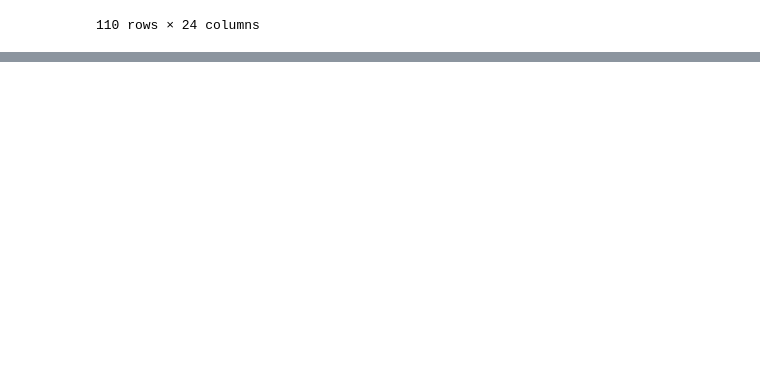
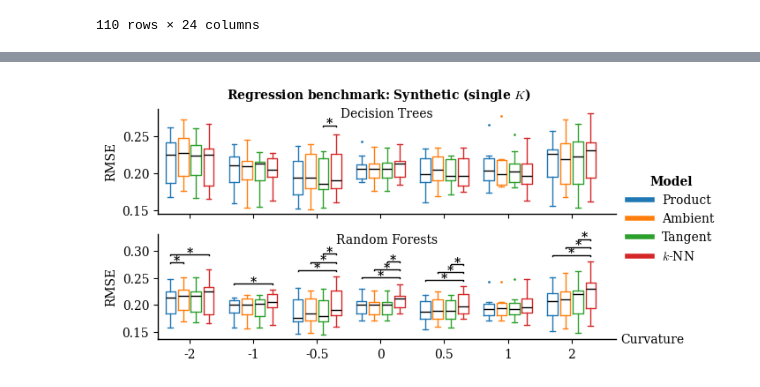
Before and after one commit to dydact/manify, a Jupyter notebook: notebooks/26_benchmark_single_curvature_gaussian.ipynb, the cells around one changed output, grey strips where cells are left out. Cells and saved outputs as stored; diff of their text form; code cells hidden in the pictures; blank space fills up the shorter version.

Commit message:
New figure 3 and 4 for ICML paper

```diff
--- a/notebooks/26_benchmark_single_curvature_gaussian.ipynb
+++ b/notebooks/26_benchmark_single_curvature_gaussian.ipynb
@@ -165,17 +180,19 @@ plt.rcParams["mathtext.fontset"] = "cm"
 # plt.rcParams["text.latex.preamble"] = r"\usepackage{amsmath}"
 # plt.rcParams["font.size"] = 10
 
-# TASK = "regression"
-TASK = "classification"
+TASK = "regression"
+# TASK = "classification"
 SIGNIFICANCE = "sig"
 # SIGNIFICANCE = "ns"
 CORRECTION = "bonferroni"
 # CORRECTION = "none"
 
+SUFFIX = "f1-micro" if TASK == "classification" else "rmse"
 Y_LABEL = "$F_1$ Score" if TASK == "classification" else "RMSE"
 
-results = pd.read_csv(f"../data/results/{TASK}_single_curvature.tsv", sep="\t")
-CURVATURES = [-4, -2, -1, -0.5, -0.25, 0, 0.25, 0.5, 1, 2, 4]
+results = pd.read_csv(f"../data/results_icml/{TASK}_single_curvature.tsv", sep="\t")
+# CURVATURES = [-4, -2, -1, -0.5, -0.25, 0, 0.25, 0.5, 1, 2, 4]
+CURVATURES = [-2, -1, -0.5, 0, 0.5, 1, 2]
 
 AST_SPACING = 0.1
 LW = 1
@@ -202,8 +219,10 @@ models2 = ["product_rf", "sklearn_rf", "tangent_rf"]
 model_names2 = ["Product RF", "Euclidean RF\n(ambient)", "Euclidean RF\n(tangent plane)"]
 # models3 = ["knn", "perceptron", "svm"]
 # model_names3 = ["k-Nearest Neighbors", "Perceptron", "Support Vector Classifier"]
-models3 = ["knn"]
-model_names3 = ["$k$-Nearest\nNeighbors"]
+# models3 = ["knn", "ambient_mlp", "kappa_gcn"]
+# model_names3 = ["$k$-Nearest\nNeighbors", "MLP", "$\kappa$-GCN"]
+models3 = ["knn"]#, "product_mlr", "kappa_gcn"]
+model_names3 = ["$k$-NN"]#, "Geodesic regression", "$\kappa$-GCN"]
 colors = [f"C{i}" for i in range(len(models1 + models3))]
 
 # Critical p-value depends on false discovery correction
@@ -214,13 +233,14 @@ if CORRECTION == "bonferroni":
 # Initialize plot
 # fig, axs = plt.subplots(2, 1, figsize=(15, 10), sharex=True)
 # fig, axs = plt.subplots(2, 1, figsize=(14, 7), sharex=True)
-fig, axs = plt.subplots(2, 1, figsize=(6.5, 4), sharex=True)
+fig, axs = plt.subplots(2, 1, figsize=(6.5, 3.5), sharex=True)
 x_vals = np.arange(len(CURVATURES)) * (len(models1 + models3) + 1)
 
 for ax, models, model_names in zip(
     axs, [models1 + models3, models2 + models3], [model_names1 + model_names3, model_names2 + model_names3]
 ):
     bps = []
+    models = [f"{model}_{SUFFIX}" for model in models]
     for i, (model, color) in enumerate(zip(models, colors)):
         # Initial boxplot
         bp = ax.boxplot(
@@ -324,32 +344,39 @@ axs[1].set_xlabel("Curvature", fontsize=FONTSIZE)
 #     bbox_to_anchor=(1, 1),
 # )
 # fig.subplots_adjust(right=1.1)
 legend_ax = fig.add_axes([1.0, 0.15, 0.02, 0.7])
 legend_ax.axis("off")
 legend_ax.legend(
     # [bp["boxes"][0] for bp in bps],
     [mpl.lines.Line2D([0], [0], color=color, lw=LW * 4) for color in colors],
-    ["Product", "Ambient", "Tangent", "$k$-NN"],
+    # ["Product", "Ambient", "Tangent", "$k$-NN", "MLP", "$\kappa$-GCN"],
+    ["Product", "Ambient", "Tangent", "$k$-NN"],#, "Geodesic\nregression", "$\kappa$-GCN"],
     fontsize=FONTSIZE,
     frameon=False,
     title="Model",
     loc="center",
     title_fontproperties={"weight": "bold", "size": FONTSIZE},
 )
 
 # Move label for x-axis to the right of the plot
-axs[1].xaxis.set_label_coords(1.06, 0.07)
+axs[1].xaxis.set_label_coords(1.08, 0.06)
 
 # plt.xlim(-1, len(CURVATURES) * (len(models1 + models3) + 1))
 plt.suptitle(
     f"{TASK.capitalize()} benchmark: Synthetic (single $K$)", fontsize=FONTSIZE, fontweight="bold", position=(0.5, 0.93)
 )
 
 plt.tight_layout()
 
+# Broken y-axis
+# axs[0].set_ylim(0, 2)
+# axs[1].set_ylim(0, 2)
+
 # Save as pdf
 plt.savefig(
     f"../figures/single_curvature_{TASK}.pdf",
     bbox_inches="tight",
 )
 plt.show()
+# %% [output]
+[figure, added]
```
Also changed, not shown: parts of 1 cell of this notebook, 3 other files.
